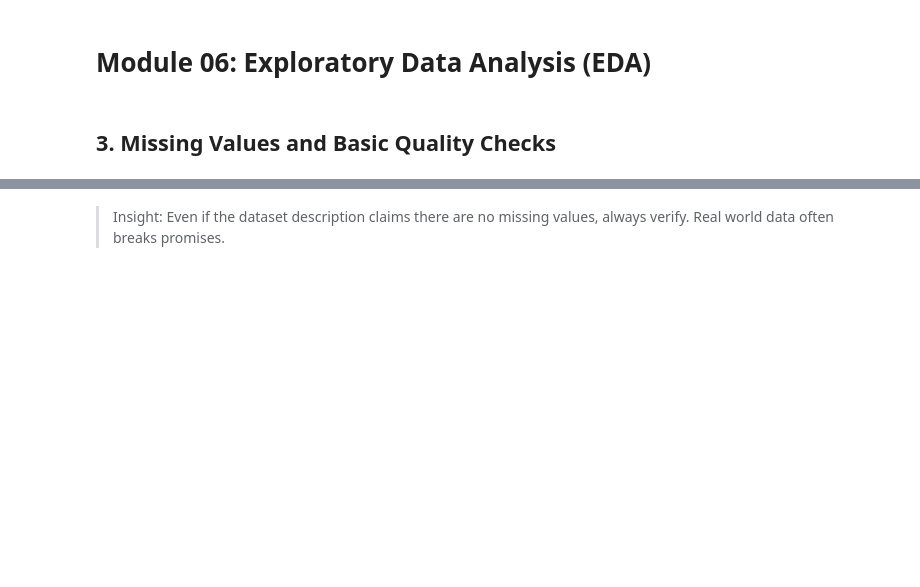
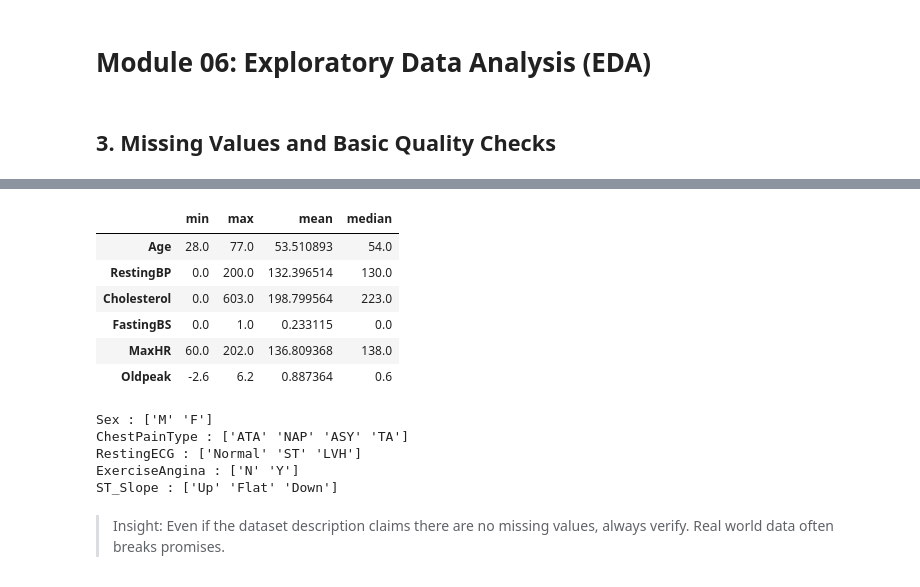
Before and after one commit to shahbaz-kamal/machine_learning, a Jupyter notebook: 00-ml/6-exploratory-data-analysis-EDA/Module 06_ Exploratory Data Analysis (EDA) & Module 07_ Data Preprocessing and Feature Engineering.ipynb, the cells around one changed output, grey strips where cells are left out. Drawn from its saved outputs; the diff is of its cells as text; code cells hidden in the pictures; blank space fills up the shorter version.

```diff
--- a/00-ml/6-exploratory-data-analysis-EDA/Module 06_ Exploratory Data Analysis (EDA) & Module 07_ Data Preprocessing and Feature Engineering.ipynb
+++ b/00-ml/6-exploratory-data-analysis-EDA/Module 06_ Exploratory Data Analysis (EDA) & Module 07_ Data Preprocessing and Feature Engineering.ipynb
@@ -131,7 +131,7 @@ We will explicitly define which columns are numeric and which are categorical. T
 # %%
 target_column="HeartDisease"
 
-numeric_cols=["Age","RestingBp","Cholesterol","FastingBS","MaxHr","Oldpeak"]
+numeric_cols=["Age","RestingBP","Cholesterol","FastingBS","MaxHR","Oldpeak"]
 
 categorical_cols=["Sex","ChestPainType","RestingECG","ExerciseAngina","ST_Slope"]
 
@@ -151,3 +167,26 @@ This is categorical Columns:  ['Sex', 'ChestPainType', 'RestingECG', 'ExerciseAn
+# %%
+#look at some basic values range
+
+df[numeric_cols].agg(["min","max","mean","median"]).T
+# %% [output]
+|  | min | max | mean | median |
+| Age | 28.0 | 77.0 | 53.510893 | 54.0 |
+| RestingBP | 0.0 | 200.0 | 132.396514 | 130.0 |
+| Cholesterol | 0.0 | 603.0 | 198.799564 | 223.0 |
+| FastingBS | 0.0 | 1.0 | 0.233115 | 0.0 |
+| MaxHR | 60.0 | 202.0 | 136.809368 | 138.0 |
+| Oldpeak | -2.6 | 6.2 | 0.887364 | 0.6 |
+# %%
+# catogorical columns check
+
+for c in categorical_cols:
+    print(c,":",df[c].unique())
+# %% [output]
+Sex : ['M' 'F']
+ChestPainType : ['ATA' 'NAP' 'ASY' 'TA']
+RestingECG : ['Normal' 'ST' 'LVH']
+ExerciseAngina : ['N' 'Y']
+ST_Slope : ['Up' 'Flat' 'Down']
 # %% [markdown]
 > Insight: Even if the dataset description claims there are no missing values, always verify. Real world data often breaks promises.
 # %% [markdown]
```
Also changed, not shown: parts of 2 cells of this notebook.
